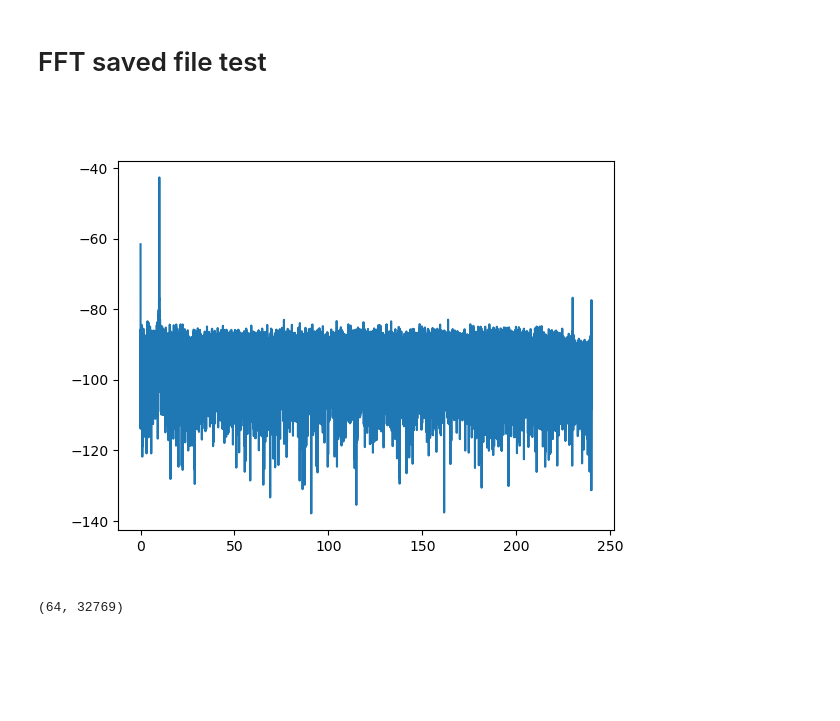
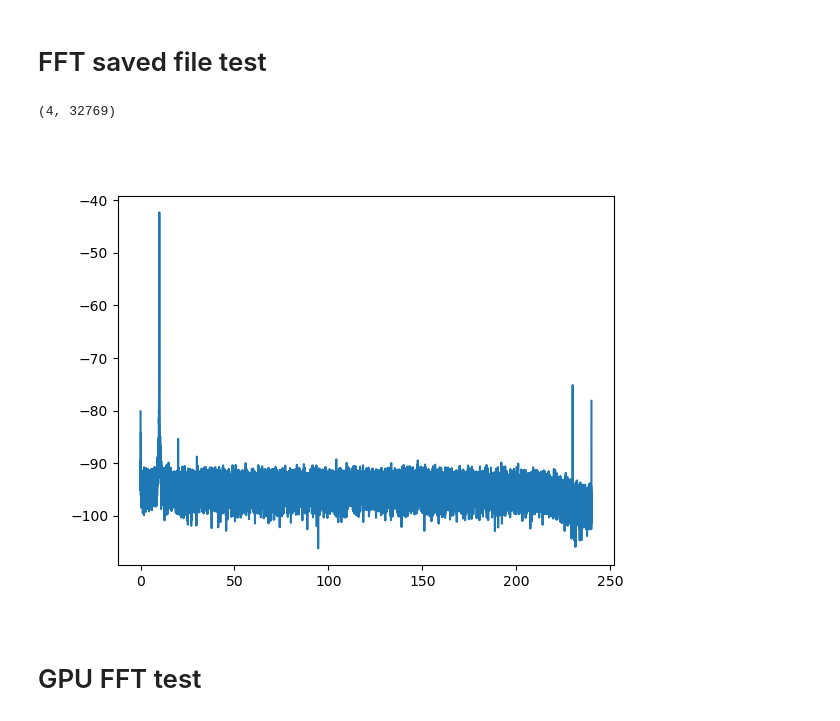
Before and after one commit to guotsuan/LACE_adc, a Jupyter notebook: python_udp_recv/FFT_saved_file_test.ipynb, the cells around one changed output. Cells and saved outputs as stored; diff of their text form; code cells hidden in the pictures; blank space fills up the shorter version.

```diff
--- a/python_udp_recv/FFT_saved_file_test.ipynb
+++ b/python_udp_recv/FFT_saved_file_test.ipynb
@@ -3,27 +3,28 @@
 # %%
 import numpy as np
 import h5py as h5
 from fft_helper import fft_to_dBm
 
 %matplotlib widget
 
 from numpy.fft import fft,rfft,rfftfreq
 import matplotlib.pyplot as plt
 
-fname = './fft_test/2022-03-04/15/RAW_output1_0.h5'
+fname = './fft_test/2022-03-05/15/RAW_output1_0.h5'
 
 f = h5.File(fname, 'r')
 
-py = f['power'][...]
+py = f['amplitude'][...]
+
+print(py.shape)
 
 st = 1/480.
 px = rfftfreq(4096*16, d=st)
 
 plt.plot(px, fft_to_dBm(py[0,...]))
 plt.show()
 # %% [output]
+(4, 32769)
-[figure, old version]
+[figure, new version]
-# %%
-f['power'][...].shape
-# %% [output]
-(64, 32769)
+# %% [markdown]
+# GPU FFT test
```
Also changed, not shown: parts of 6 cells of this notebook, 3 other files.
